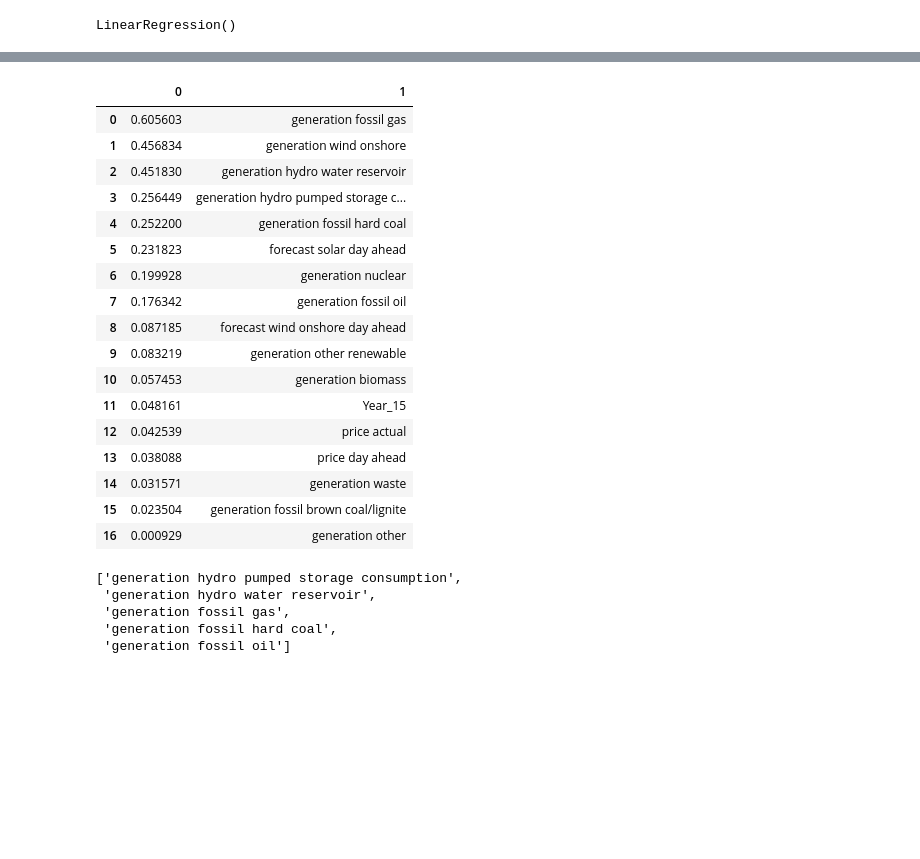
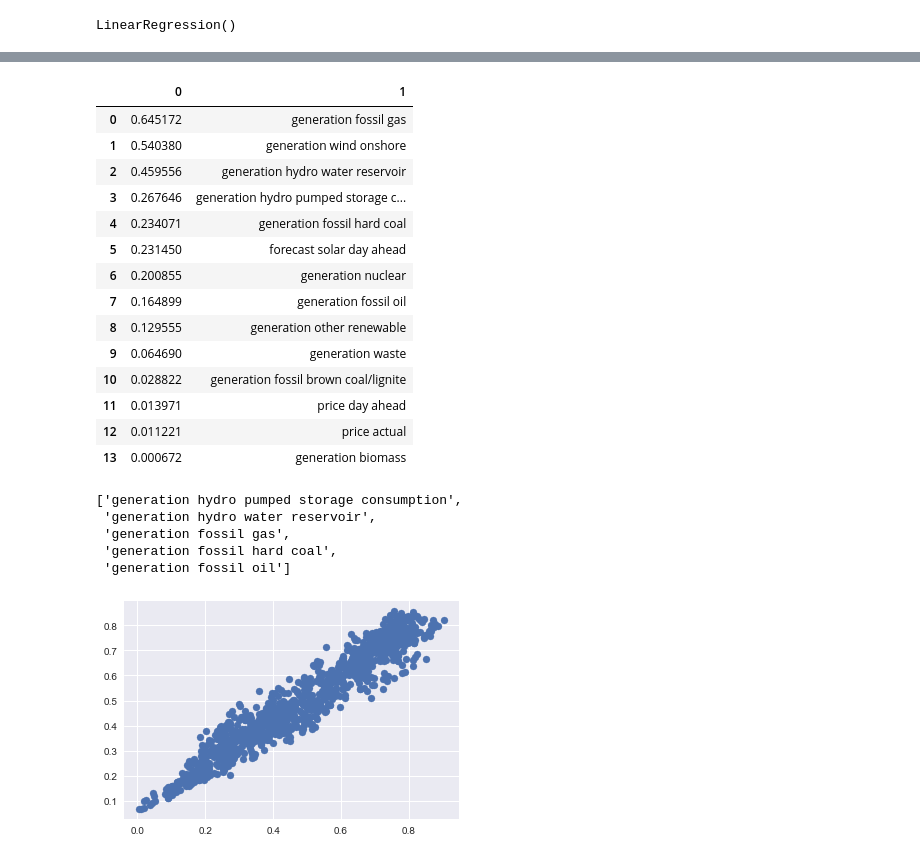
Before and after one commit to Israel0545488592/Intro2DS, a Jupyter notebook: intro2DS_final/regrassion.ipynb, the cells around one changed output, grey strips where cells are left out. Saved outputs shown, nothing was run; the diff lists cells and outputs as text; code cells hidden in the pictures; blank space fills up the shorter version.

Commit message:
better manging null values in the regrassion part

```diff
--- a/intro2DS_final/regrassion.ipynb
+++ b/intro2DS_final/regrassion.ipynb
@@ -75,0 +126,7 @@ df.drop(['forecast wind offshore eday ahead', 'generation hydro pumped storage a
+# %%
+#Now Ill use this to fill the missing values
+df['total load actual'].fillna(value = df['generation fossil gas level'], inplace= True)
+df['total load actual'].replace(dict(g), inplace = True)
+df.drop('generation fossil gas level', axis = 1, inplace = True)
+
+df['total load actual'].isnull().sum()
@@ -259,7 +321,7 @@ plt.show()
 # %%
 #changing to string type so Ill be able to use pandas.get_dummies method
 
-df['Year'] = df['Year'] - 2000
+C.remove('Year')
 
 for i in range(1,32):
     df[C] = df[C].replace({i:str(i)})
@@ -283,3 +344,6 @@ memory usage: 820.9+ KB
+# %%
+#normlasing
+df.Year = df.Year - 2000
 # %% [markdown]
 ### Building the model
 # %%
@@ -288,7 +352,7 @@ s = MinMaxScaler()
 cols = list(df.columns)
 
 #using minmaxscaler to normlaize the data
-df[cols[:19]] = s.fit_transform(df[cols[:19]])
+df[cols[:21]] = s.fit_transform(df[cols[:21]])
 df
 # %% [output]
 |  | generation biomass | generation fossil brown coal/lignite | generation fossil gas | generation fossil hard coal | ... |
@@ -388,27 +454,24 @@ print(metrics.mean_squared_error(test_class, y_pred))
 # %%
 #still some variables are more important than others
-results = pd.DataFrame(list(zip(lin.coef_,workset.columns))[:17])
+results = pd.DataFrame(list(zip(lin.coef_,workset.columns))[:14])
 results[0] = results[0].abs()
 results.sort_values(0, ascending= False).reset_index(drop = True)
 # %% [output]
 |  | 0 | 1 |
-| 0 | 0.605603 | generation fossil gas |
-| 1 | 0.456834 | generation wind onshore |
-| 2 | 0.451830 | generation hydro water reservoir |
-| 3 | 0.256449 | generation hydro pumped storage c... |
-| 4 | 0.252200 | generation fossil hard coal |
-| 5 | 0.231823 | forecast solar day ahead |
-| 6 | 0.199928 | generation nuclear |
-| 7 | 0.176342 | generation fossil oil |
-| 8 | 0.087185 | forecast wind onshore day ahead |
-| 9 | 0.083219 | generation other renewable |
-| 10 | 0.057453 | generation biomass |
-| 11 | 0.048161 | Year_15 |
-| 12 | 0.042539 | price actual |
-| 13 | 0.038088 | price day ahead |
-| 14 | 0.031571 | generation waste |
-| 15 | 0.023504 | generation fossil brown coal/lignite |
-| 16 | 0.000929 | generation other |
+| 0 | 0.645172 | generation fossil gas |
+| 1 | 0.540380 | generation wind onshore |
+| 2 | 0.459556 | generation hydro water reservoir |
+| 3 | 0.267646 | generation hydro pumped storage c... |
+| 4 | 0.234071 | generation fossil hard coal |
+| 5 | 0.231450 | forecast solar day ahead |
+| 6 | 0.200855 | generation nuclear |
+| 7 | 0.164899 | generation fossil oil |
+| 8 | 0.129555 | generation other renewable |
+| 9 | 0.064690 | generation waste |
+| 10 | 0.028822 | generation fossil brown coal/lignite |
+| 11 | 0.013971 | price day ahead |
+| 12 | 0.011221 | price actual |
+| 13 | 0.000672 | generation biomass |
 # %%
 prommsing
 # %% [output]
@@ -423,0 +492,7 @@ prommsing
+# %%
+#real vs pred uniform scale
+
+plt.scatter(test_class, y_pred)
+plt.show()
+# %% [output]
+[figure, added]
```
Also changed, not shown: parts of 16 cells of this notebook.
